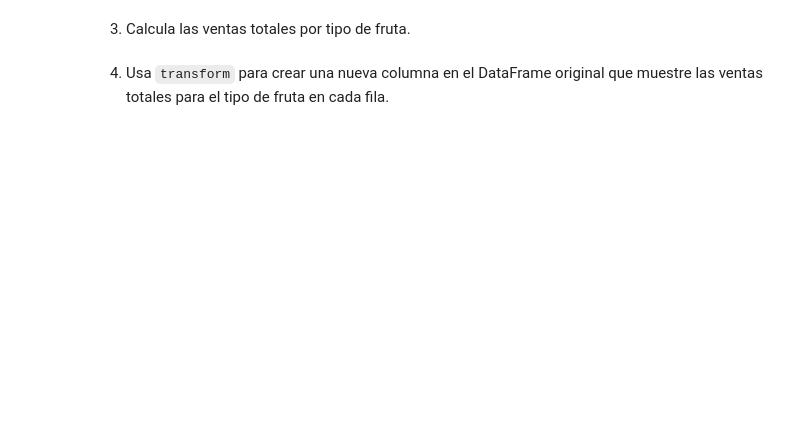
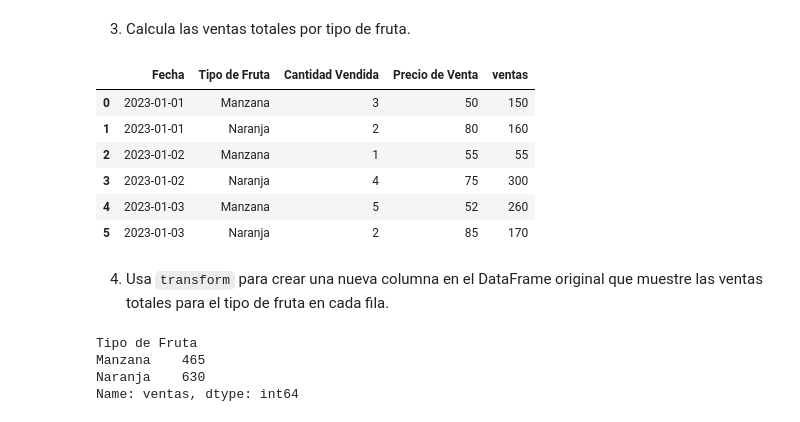
Before and after one commit to MariaRepository/ONLINE_DS_THEBRIDGE_MariaFernandez, a Jupyter notebook: 02_Programacion_y_Herramientas_Avanzadas/Sprint_04/Unidad_02/Ejercicios_Workout/14_Ejercicio_Agrupaciones.ipynb, the cells around one changed output. Saved outputs shown, nothing was run; the diff lists cells and outputs as text; code cells hidden in the pictures; blank space fills up the shorter version.

````diff
--- a/02_Programacion_y_Herramientas_Avanzadas/Sprint_04/Unidad_02/Ejercicios_Workout/14_Ejercicio_Agrupaciones.ipynb
+++ b/02_Programacion_y_Herramientas_Avanzadas/Sprint_04/Unidad_02/Ejercicios_Workout/14_Ejercicio_Agrupaciones.ipynb
@@ -106,3 +155,13 @@ data = {
 }
 
 ```
+# %%
+data = {
+    'Fecha': ['2023-01-01', '2023-01-01', '2023-01-02', '2023-01-02', '2023-01-03', '2023-01-03'],
+    'Tipo de Fruta': ['Manzana', 'Naranja', 'Manzana', 'Naranja', 'Manzana', 'Naranja'],
+    'Cantidad Vendida': [3, 2, 1, 4, 5, 2],
+    'Precio de Venta': [50, 80, 55, 75, 52, 85]
+}
+
+dfdata=pd.DataFrame(data)
+dfdata
@@ -112,6 +192,26 @@ data = {
 # %% [markdown]
 
 3. Calcula las ventas totales por tipo de fruta.
+# %%
+
+dfdata["ventas"]= dfdata["Cantidad Vendida"]*dfdata["Precio de Venta"]
+dfdata
+# %% [output]
+|  | Fecha | Tipo de Fruta | Cantidad Vendida | Precio de Venta | ventas |
+| 0 | 2023-01-01 | Manzana | 3 | 50 | 150 |
+| 1 | 2023-01-01 | Naranja | 2 | 80 | 160 |
+| 2 | 2023-01-02 | Manzana | 1 | 55 | 55 |
+| 3 | 2023-01-02 | Naranja | 4 | 75 | 300 |
+| 4 | 2023-01-03 | Manzana | 5 | 52 | 260 |
+| 5 | 2023-01-03 | Naranja | 2 | 85 | 170 |
 # %% [markdown]
 
 4. Usa `transform` para crear una nueva columna en el DataFrame original que muestre las ventas totales para el tipo de fruta en cada fila.
+# %%
+ventastipofruta= dfdata.groupby("Tipo de Fruta")["ventas"].sum()
+ventastipofruta
+# %% [output]
+Tipo de Fruta
+Manzana    465
+Naranja    630
+Name: ventas, dtype: int64
````
Also changed, not shown: parts of 6 cells of this notebook.
